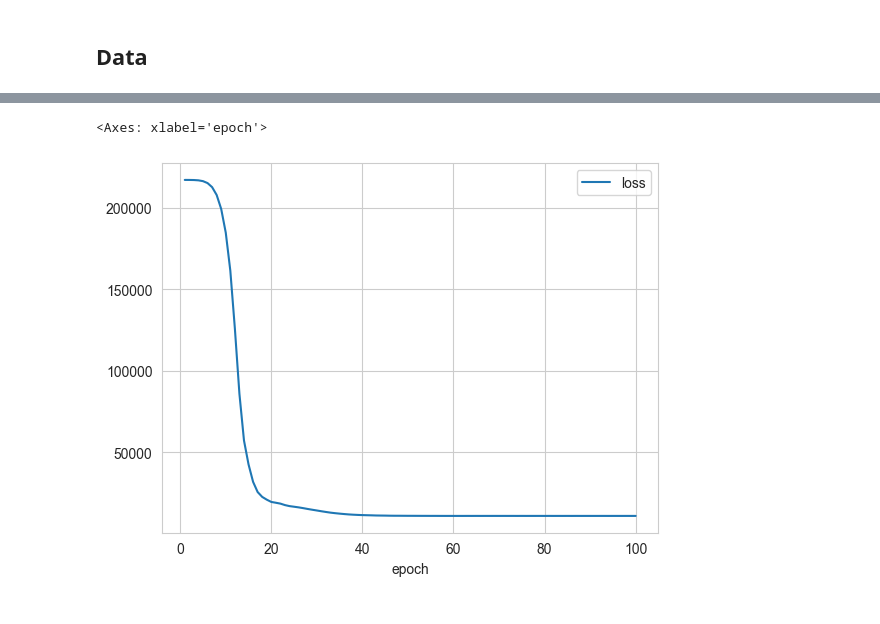
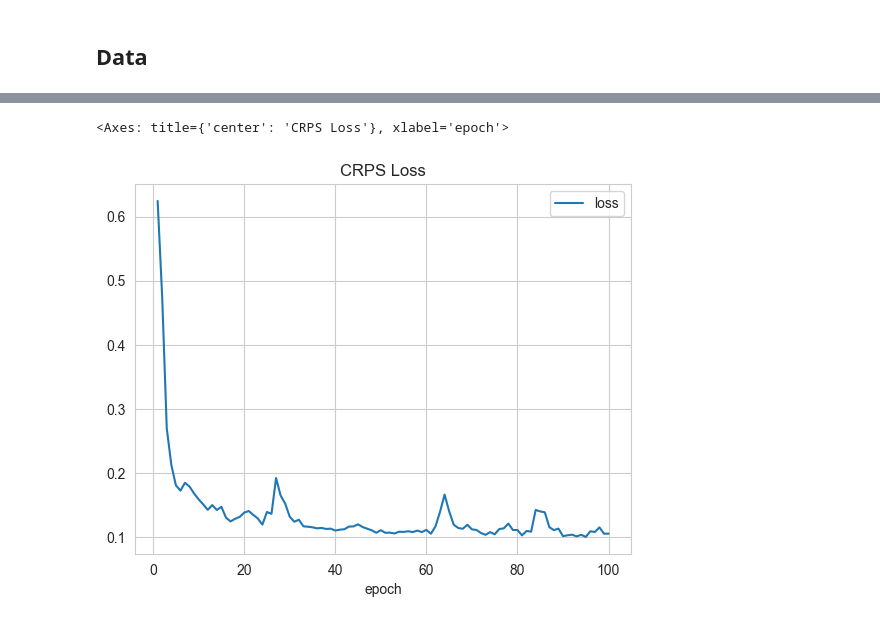
Before and after one commit to clarkmaio/clarkpy, a Jupyter notebook: notebooks/neuralnet_crps.ipynb, the cells around one changed output, grey strips where cells are left out. Saved outputs shown, nothing was run; the diff lists cells and outputs as text; code cells hidden in the pictures.

```diff
--- a/notebooks/neuralnet_crps.ipynb
+++ b/notebooks/neuralnet_crps.ipynb
@@ -106,17 +136,16 @@ df_check.plot.scatter(x='discharge_dellas', y='total_hydro_columbia', color='blu
 # %%
-model_crps = NeuralNetModel(layers_units=[50, 50, 50, 9],
-                                 activations=[ReLU(), ReLU(), ReLU(), Identity()],
+model_crps = NeuralNetModel(layers_units=[100, 50, 20, 1000],
+                                 activations=[LeakyReLU(), LeakyReLU(), LeakyReLU(), Identity()],
                                  dropout_layers=None,
                                  optimizer='Adam',
                                  learning_rate=0.01,
                                  loss='crps',
                                  epochs=100,
                                  batch_size=512, verbose=False)
 model_crps.fit(X_train, y_train, shuffle=False)
+model_crps.loss_history.plot(title='CRPS Loss')
+# %% [output]
+<Axes: title={'center': 'CRPS Loss'}, xlabel='epoch'>
+[figure, added]
-# %%
-model_crps.loss_history.plot()
-# %% [output]
-<Axes: xlabel='epoch'>
-[figure, removed]
 # %%
 y_pred_crps = model_crps.predict(X_test)
```
Also changed, not shown: parts of 23 cells of this notebook, 4 other files.
